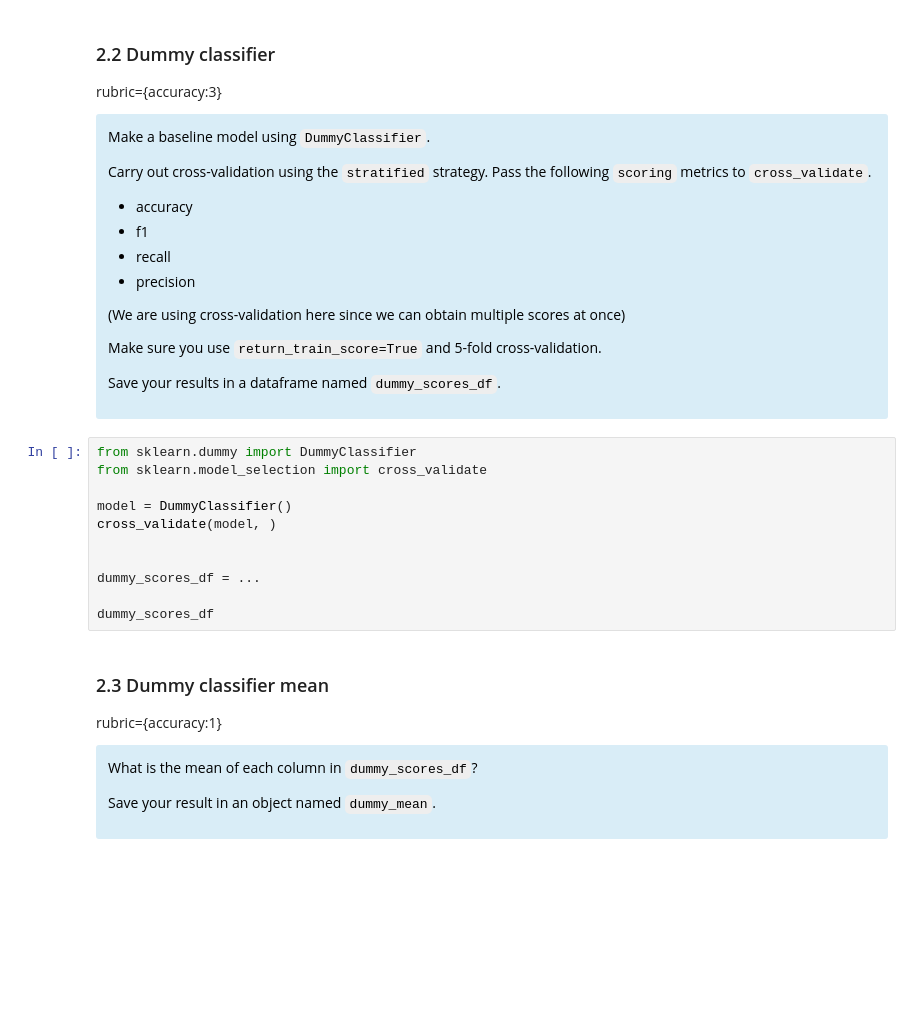
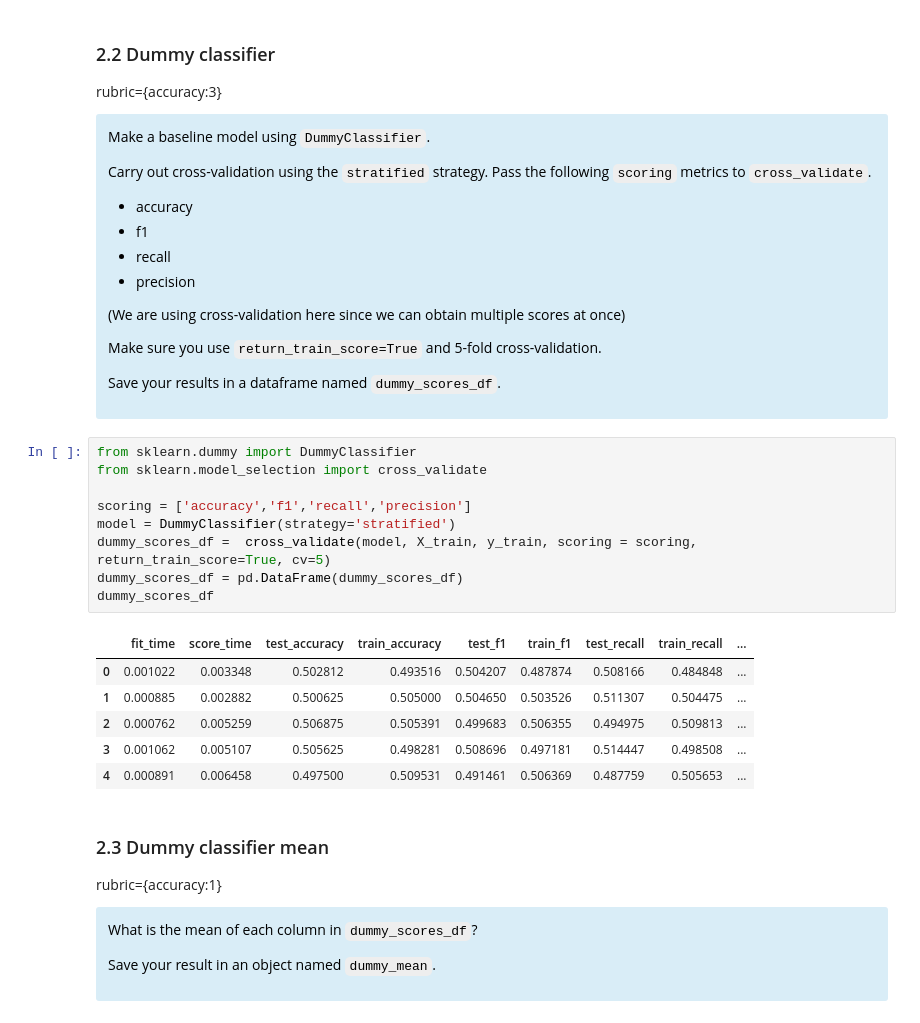
Before and after one commit to Aizenz/BAIT509assignments, a Jupyter notebook: assignment3/assignment3.ipynb, the cells around one changed output. Drawn from its saved outputs; the diff is of its cells as text; blank space fills up the shorter version.

```diff
--- a/assignment3/assignment3.ipynb
+++ b/assignment3/assignment3.ipynb
@@ -236,14 +236,19 @@ Save your results in a dataframe named `dummy_scores_df`.
 # %%
 from sklearn.dummy import DummyClassifier
 from sklearn.model_selection import cross_validate
 
-model = DummyClassifier()
-cross_validate(model, )
-
-
-dummy_scores_df = ...
-
+scoring = ['accuracy','f1','recall','precision']
+model = DummyClassifier(strategy='stratified')
+dummy_scores_df =  cross_validate(model, X_train, y_train, scoring = scoring, return_train_score=True, cv=5)
+dummy_scores_df = pd.DataFrame(dummy_scores_df)
 dummy_scores_df
+# %% [output]
+|  | fit_time | score_time | test_accuracy | train_accuracy | test_f1 | train_f1 | test_recall | train_recall | ... |
+| 0 | 0.001022 | 0.003348 | 0.502812 | 0.493516 | 0.504207 | 0.487874 | 0.508166 | 0.484848 | ... |
+| 1 | 0.000885 | 0.002882 | 0.500625 | 0.505000 | 0.504650 | 0.503526 | 0.511307 | 0.504475 | ... |
+| 2 | 0.000762 | 0.005259 | 0.506875 | 0.505391 | 0.499683 | 0.506355 | 0.494975 | 0.509813 | ... |
+| 3 | 0.001062 | 0.005107 | 0.505625 | 0.498281 | 0.508696 | 0.497181 | 0.514447 | 0.498508 | ... |
+| 4 | 0.000891 | 0.006458 | 0.497500 | 0.509531 | 0.491461 | 0.506369 | 0.487759 | 0.505653 | ... |
 # %% [markdown]
 ### 2.3 Dummy classifier mean
 rubric={accuracy:1}
```
Also changed, not shown: parts of 43 cells of this notebook, 1 other file.
